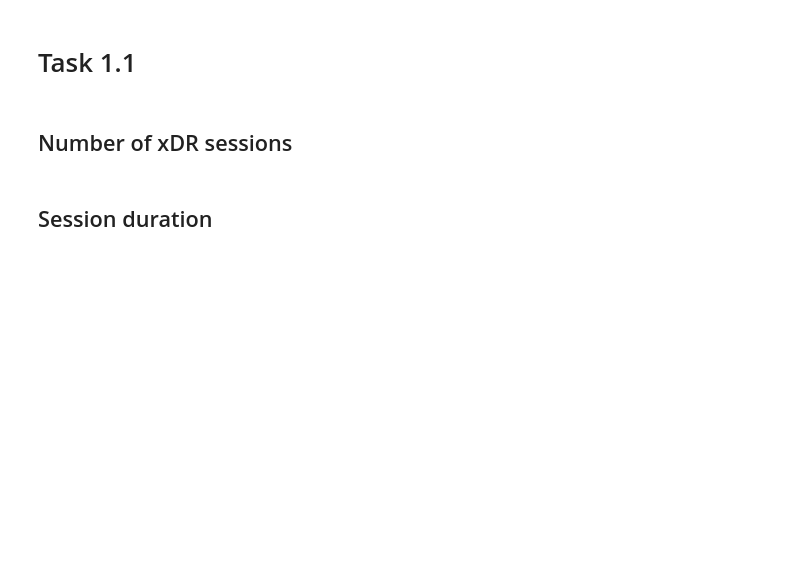
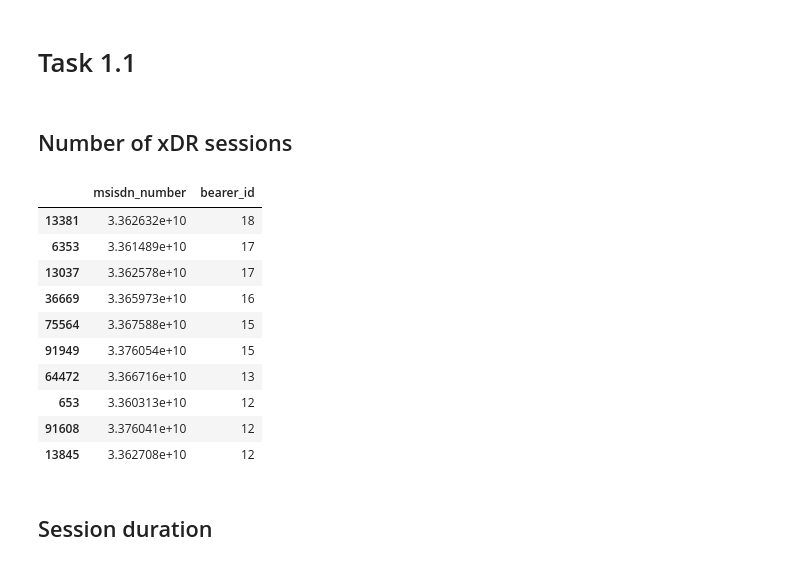
Before and after one commit to eandualem/telecom_analytics, a Jupyter notebook: notebooks/1.1_overview.ipynb, the cells around one changed output. Drawn from its saved outputs; the diff is of its cells as text; code cells hidden in the pictures; blank space fills up the shorter version.

```diff
--- a/notebooks/1.1_overview.ipynb
+++ b/notebooks/1.1_overview.ipynb
@@ -44,2 +127,17 @@ df.groupby('msisdn_number')['bearer_id'].count().nlargest(20)
+# %%
+sessions = selector.find_agg(df, 'msisdn_number', 'count', 'bearer_id', 10, False)
+sessions
+# %% [output]
+|  | msisdn_number | bearer_id |
+| 13381 | 3.362632e+10 | 18 |
+| 6353 | 3.361489e+10 | 17 |
+| 13037 | 3.362578e+10 | 17 |
+| 36669 | 3.365973e+10 | 16 |
+| 75564 | 3.367588e+10 | 15 |
+| 91949 | 3.376054e+10 | 15 |
+| 64472 | 3.366716e+10 | 13 |
+| 653 | 3.360313e+10 | 12 |
+| 91608 | 3.376041e+10 | 12 |
+| 13845 | 3.362708e+10 | 12 |
 # %% [markdown]
 ## Session duration
```
Also changed, not shown: parts of 14 cells of this notebook, 2 other files.
